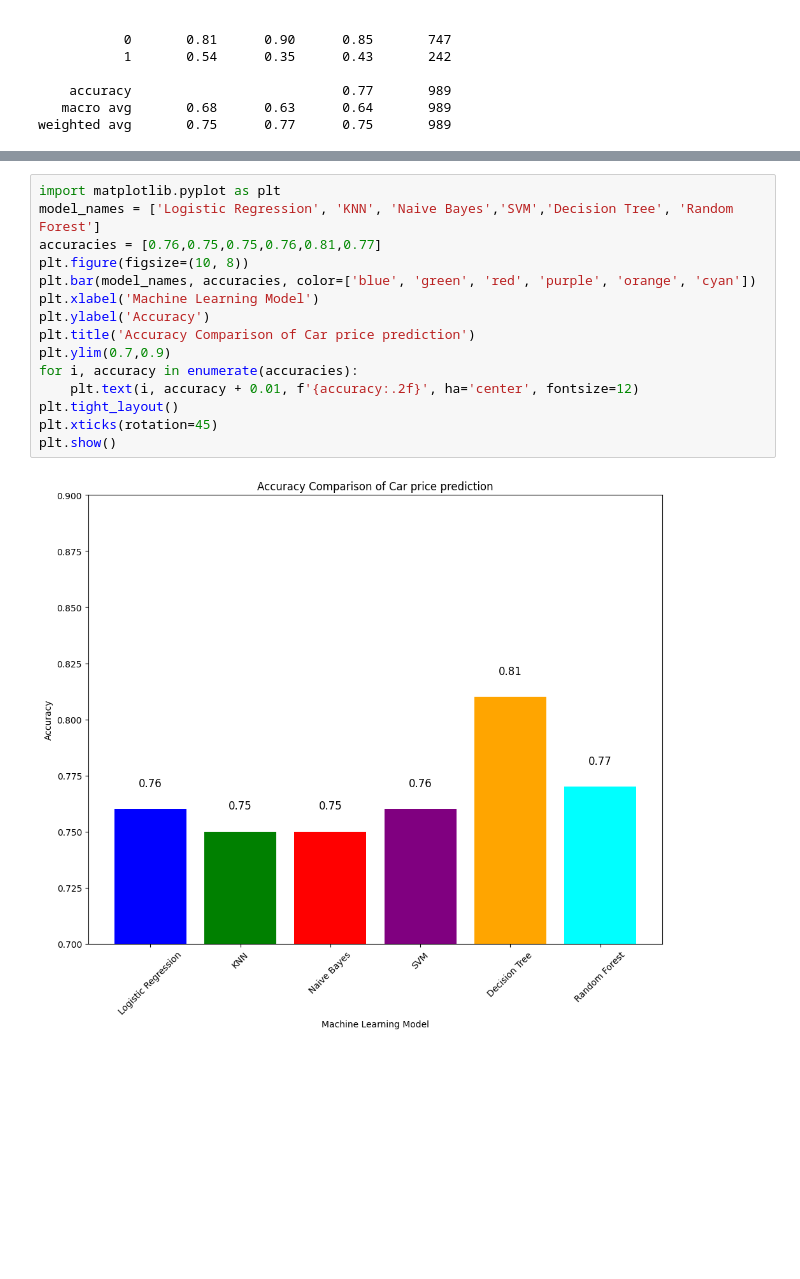
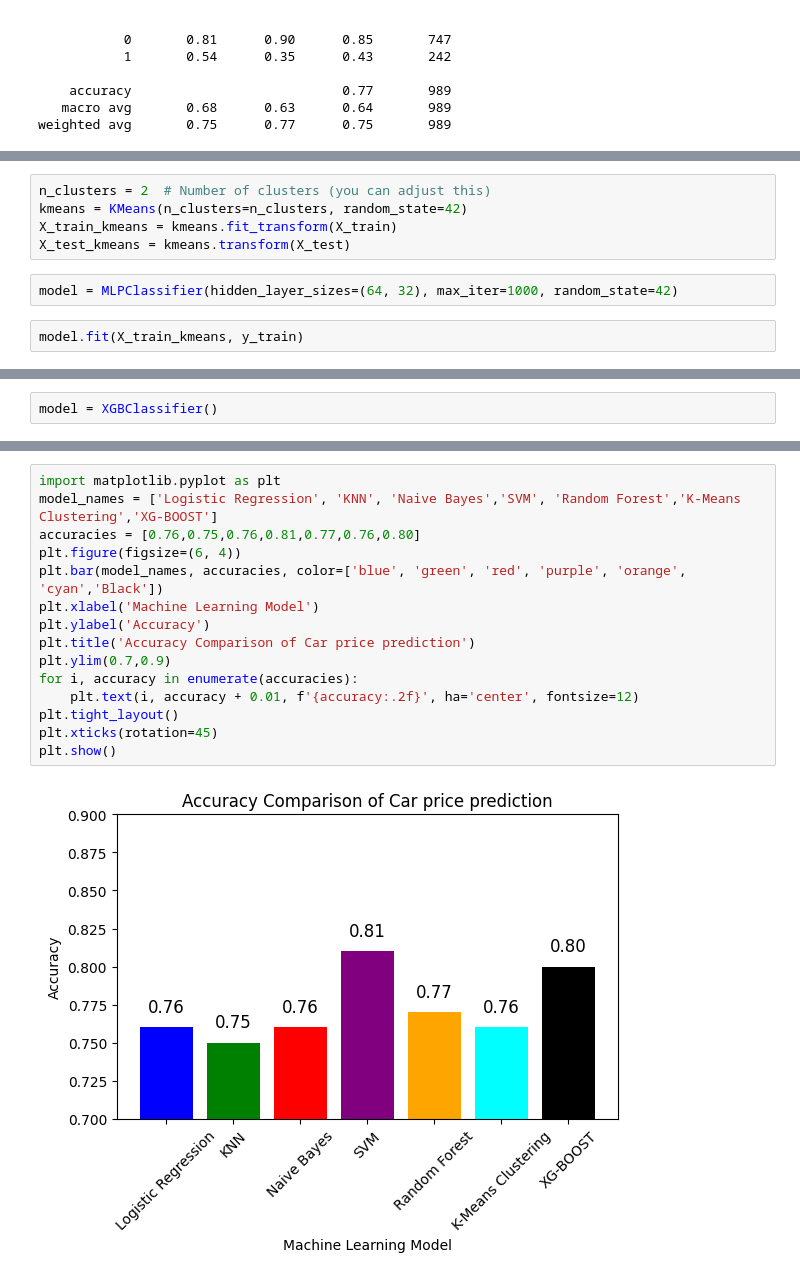
Before and after one commit to MargamAbhayRaj/DAFE_FINAL_PROJECT, a Jupyter notebook: Copy_of_car_price_prediction.ipynb, the cells around one changed output, grey strips where cells are left out. Cells and saved outputs as stored; diff of their text form; blank space fills up the shorter version.

```diff
--- a/Copy_of_car_price_prediction.ipynb
+++ b/Copy_of_car_price_prediction.ipynb
@@ -249,0 +228,9 @@ weighted avg       0.75      0.77      0.75       989
+# %%
+n_clusters = 2  # Number of clusters (you can adjust this)
+kmeans = KMeans(n_clusters=n_clusters, random_state=42)
+X_train_kmeans = kmeans.fit_transform(X_train)
+X_test_kmeans = kmeans.transform(X_test)
+# %%
+model = MLPClassifier(hidden_layer_sizes=(64, 32), max_iter=1000, random_state=42)
+# %%
+model.fit(X_train_kmeans, y_train)
@@ -249,0 +264,2 @@ weighted avg       0.75      0.77      0.75       989
+# %%
+model = XGBClassifier()
@@ -250,17 +303,17 @@ weighted avg       0.75      0.77      0.75       989
 # %%
 import matplotlib.pyplot as plt
-model_names = ['Logistic Regression', 'KNN', 'Naive Bayes','SVM','Decision Tree', 'Random Forest']
-accuracies = [0.76,0.75,0.75,0.76,0.81,0.77]
-plt.figure(figsize=(10, 8))
-plt.bar(model_names, accuracies, color=['blue', 'green', 'red', 'purple', 'orange', 'cyan'])
+model_names = ['Logistic Regression', 'KNN', 'Naive Bayes','SVM', 'Random Forest','K-Means Clustering','XG-BOOST']
+accuracies = [0.76,0.75,0.76,0.81,0.77,0.76,0.80]
+plt.figure(figsize=(6, 4))
+plt.bar(model_names, accuracies, color=['blue', 'green', 'red', 'purple', 'orange', 'cyan','Black'])
 plt.xlabel('Machine Learning Model')
 plt.ylabel('Accuracy')
 plt.title('Accuracy Comparison of Car price prediction')
 plt.ylim(0.7,0.9)
 for i, accuracy in enumerate(accuracies):
     plt.text(i, accuracy + 0.01, f'{accuracy:.2f}', ha='center', fontsize=12)
 plt.tight_layout()
 plt.xticks(rotation=45)
 plt.show()
 # %% [output]
-[figure, old version]
+[figure, new version]
```
Also changed, not shown: parts of 23 cells of this notebook.
